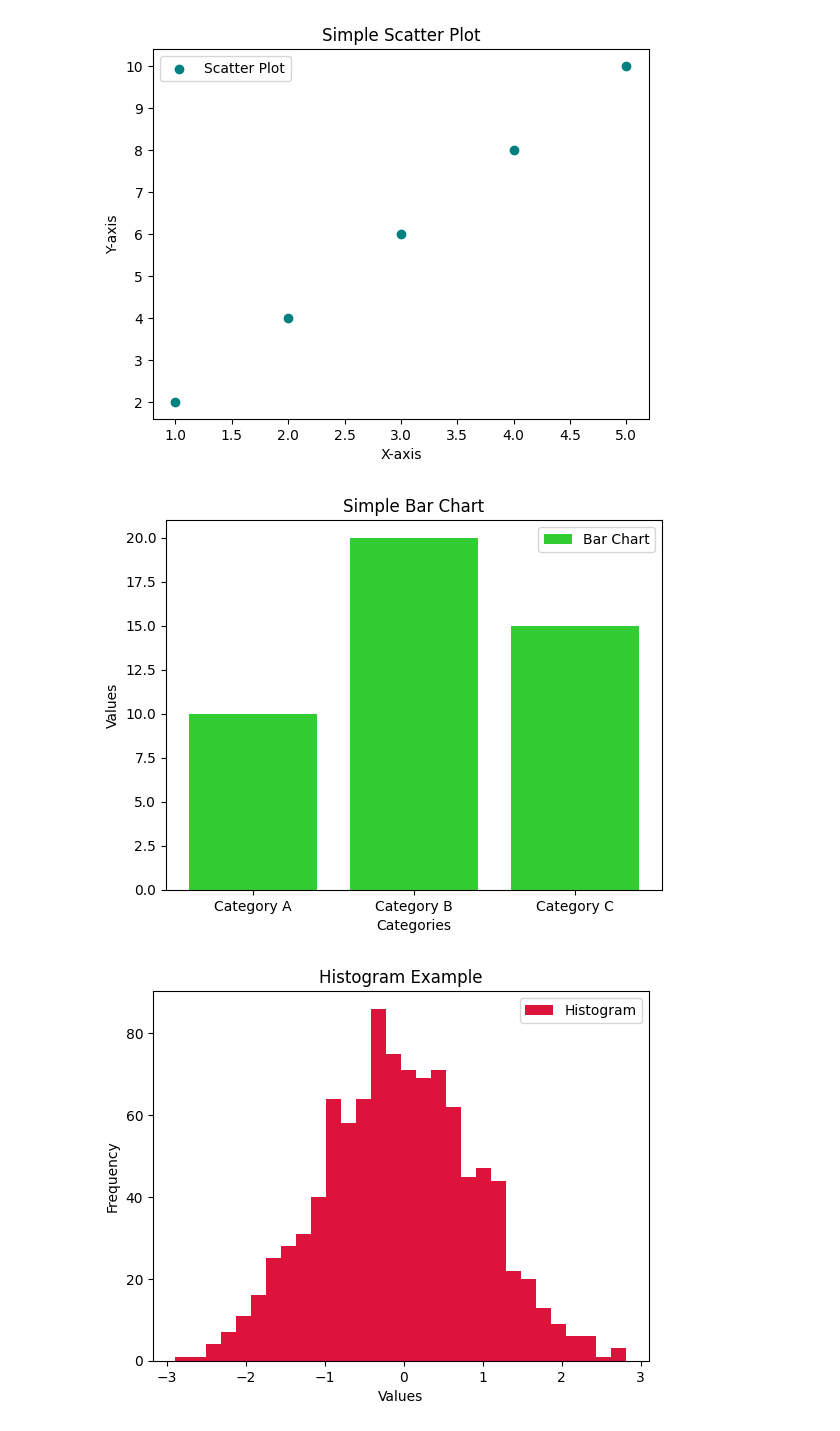
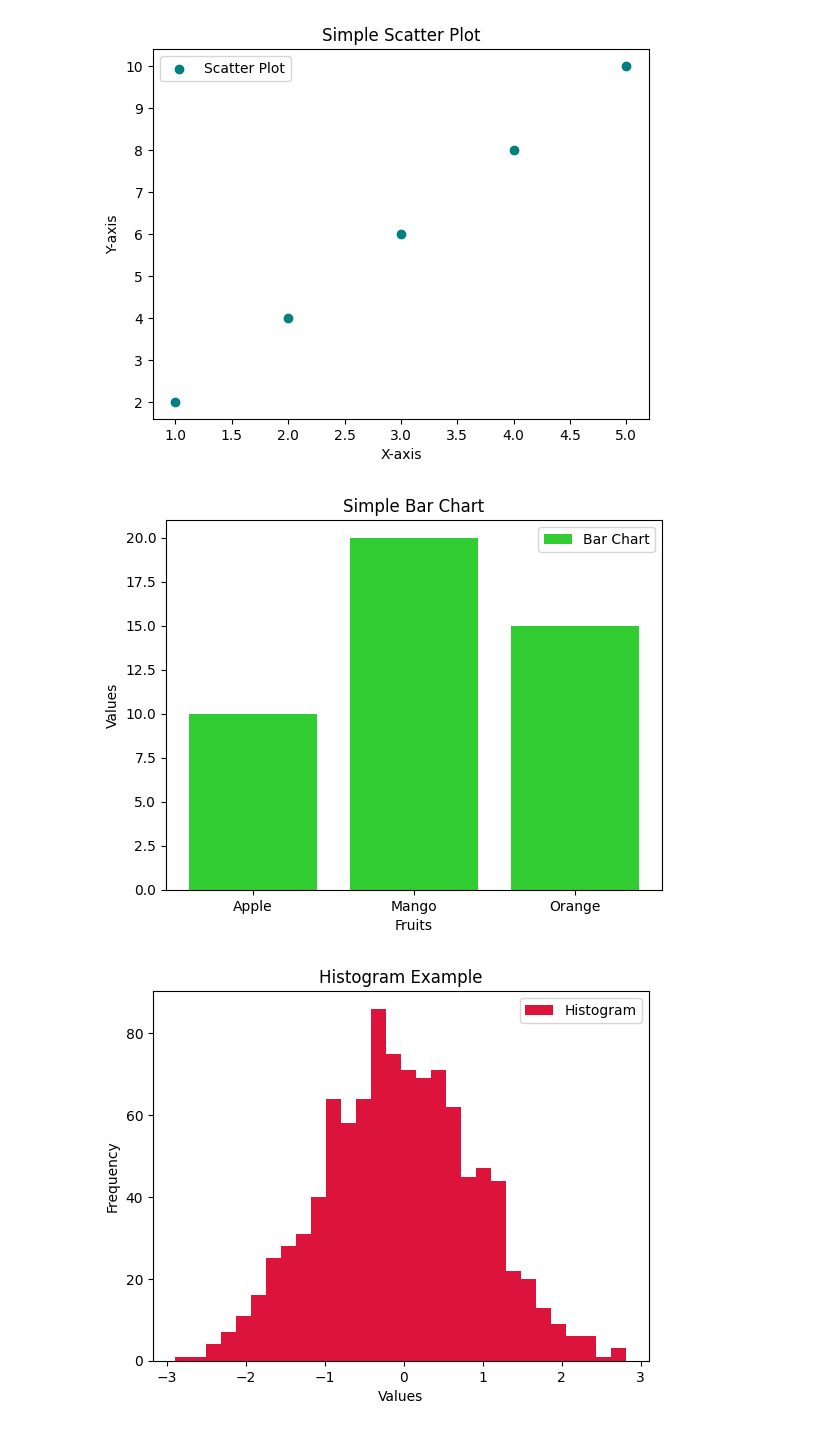
Before and after one commit to pawaskar-shreya/DAV_50, a Jupyter notebook: DAV_Exp11.ipynb, the cells around one changed output. Drawn from its saved outputs; the diff is of its cells as text; code cells hidden in the pictures.

```diff
--- a/DAV_Exp11.ipynb
+++ b/DAV_Exp11.ipynb
@@ -36,17 +36,17 @@ plt.show()
 # %%
 #Bar Chart
 
-categories = ['Category A', 'Category B', 'Category C']
+categories = ['Apple', 'Mango', 'Orange']
 values = [10, 20, 15]
 
 plt.bar(categories, values, color='limegreen', label='Bar Chart')
-plt.xlabel('Categories')
+plt.xlabel('Fruits')
 plt.ylabel('Values')
 plt.title('Simple Bar Chart')
 plt.legend()
 plt.show()
 # %% [output]
-[figure, old version]
+[figure, new version]
 # %%
 #Histogram
 
```
